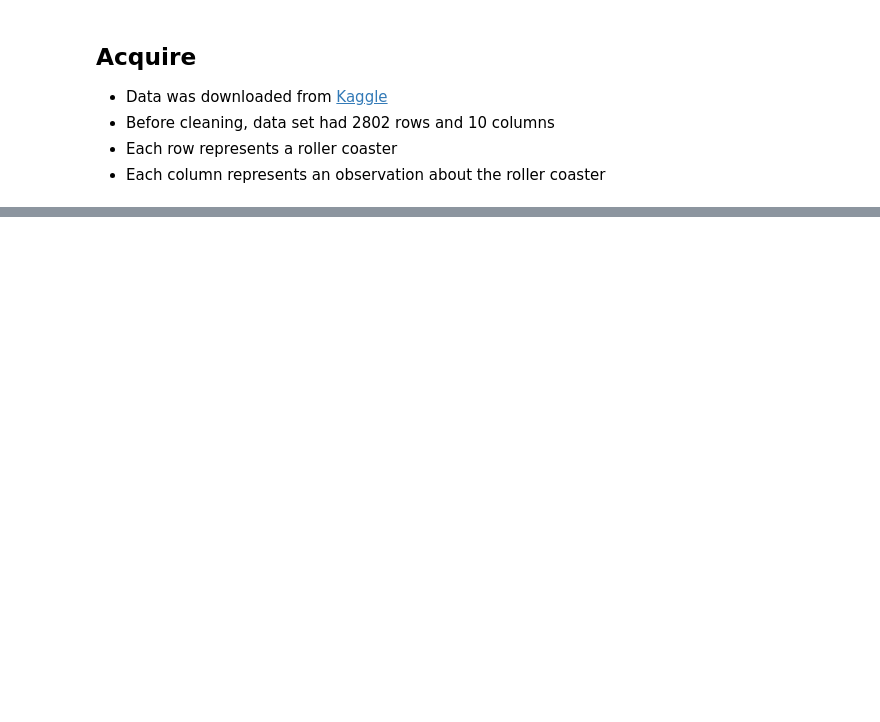
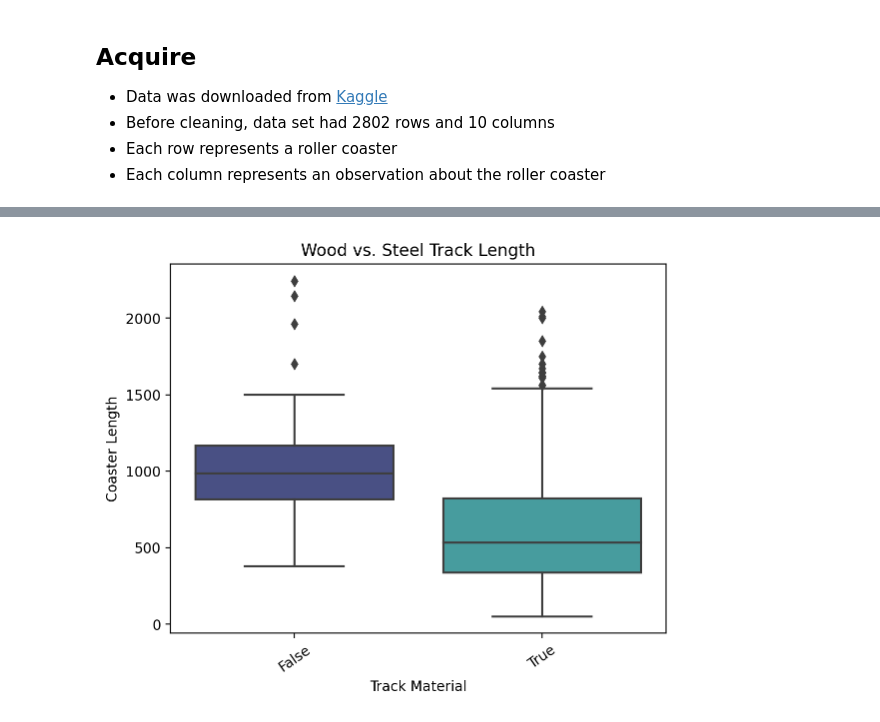
Before and after one commit to Is0metry/individual-project, a Jupyter notebook: final_report.ipynb, the cells around one changed output, grey strips where cells are left out. Saved outputs shown, nothing was run; the diff lists cells and outputs as text; code cells hidden in the pictures; blank space fills up the shorter version.

```diff
--- a/final_report.ipynb
+++ b/final_report.ipynb
@@ -21,0 +61,2 @@
+# %%
+train, validate, test = w.wrangle_coasters()
@@ -23,0 +79,4 @@
+# %%
+e.wood_vs_steel(train)
+# %% [output]
+[figure, added]
```
Also changed, not shown: parts of 42 cells of this notebook.
